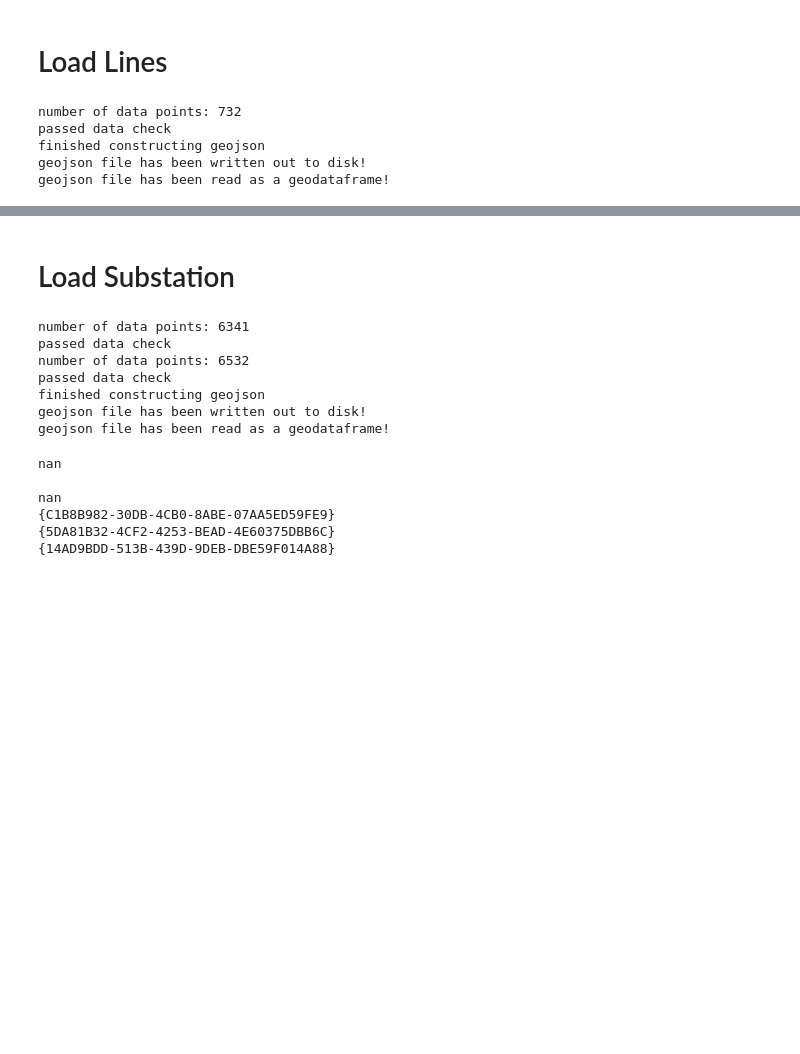
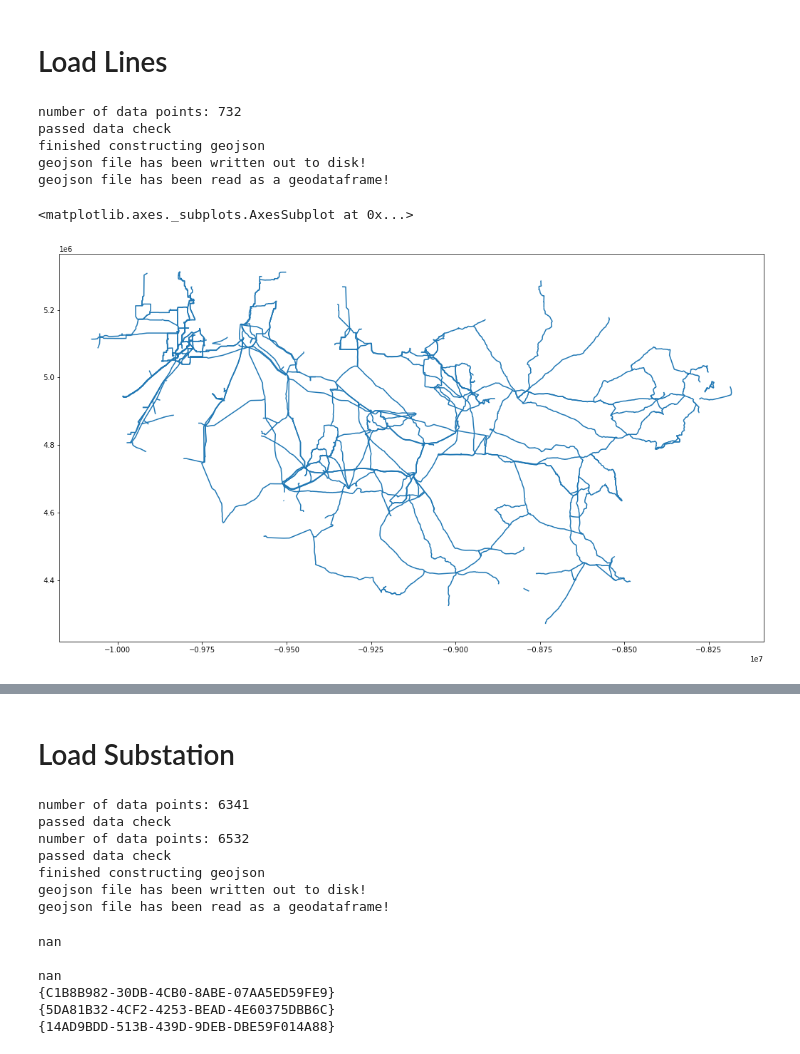
Before and after one commit to hueyhuilonghan/power_trading, a Jupyter notebook: pjm_system_map/pjm_system_map_handling.ipynb, the cells around one changed output, grey strips where cells are left out. Cells and saved outputs as stored; diff of their text form; code cells hidden in the pictures; blank space fills up the shorter version.

```diff
--- a/pjm_system_map/pjm_system_map_handling.ipynb
+++ b/pjm_system_map/pjm_system_map_handling.ipynb
@@ -116,6 +168,9 @@ print("geojson file has been read as a geodataframe!")
 
 # replace NULL and None values with NaN
 lines = lines.replace({"Null": np.nan, None: np.nan, "":np.nan})
+
+# convert voltage to float
+lines.VOLTAGE = lines.VOLTAGE.astype(float)
 # %% [output]
 number of data points: 732
 passed data check
@@ -123,4 +178,7 @@ finished constructing geojson
 geojson file has been written out to disk!
 geojson file has been read as a geodataframe!
 # %%
-# lines.geometry.plot(figsize=(25, 10))
+lines.geometry.plot(figsize=(25, 10))
+# %% [output]
+<matplotlib.axes._subplots.AxesSubplot at 0x...>
+[figure, added]
```
Also changed, not shown: parts of 66 cells of this notebook.
